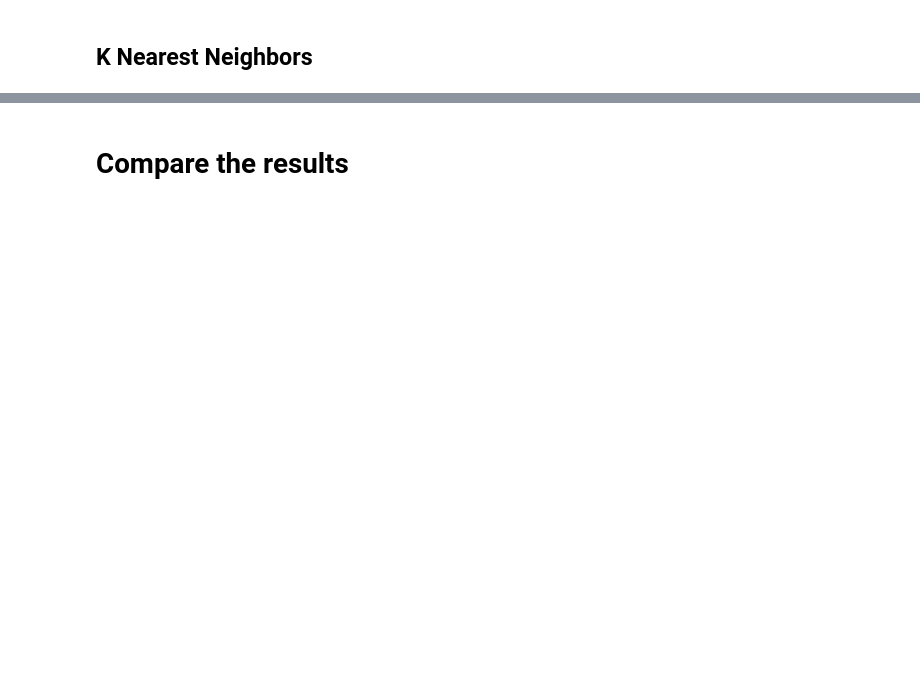
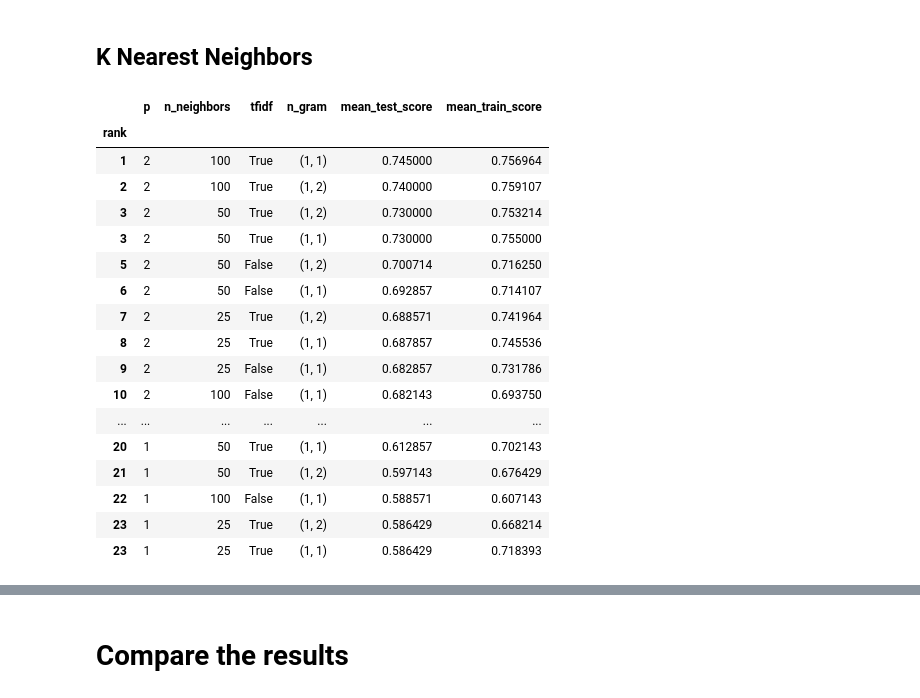
Before and after one commit to Poudingue/SML-review-polarity, a Jupyter notebook: SML_Cusson_Marmoret_Notebook.ipynb, the cells around one changed output, grey strips where cells are left out. Cells and saved outputs as stored; diff of their text form; code cells hidden in the pictures; blank space fills up the shorter version.

```diff
--- a/SML_Cusson_Marmoret_Notebook.ipynb
+++ b/SML_Cusson_Marmoret_Notebook.ipynb
@@ -203,10 +270,11 @@ parameters_rf = {'tfidf__use_idf': (True, False),
                  'rf__n_estimators': [1000, 2000, 3000],
 }
 
-GridSearchRF = GridSearchCV(pipeline_rf, parameters_rf, n_jobs=-1, cv=KFold(n_splits=5, random_state=0))
+GridSearchRF = GridSearchCV(pipeline_rf, parameters_rf, n_jobs=-1, cv=KFold(n_splits=5, random_state=0), return_train_score=True)
 
 GridSearchRF.fit(train_set_unlabeled, train_labels)
 
+# Get the results
 results_RF = GridSearchRF.cv_results_
 
 comparison_results = pd.DataFrame({"rank":results_RF['rank_test_score'],
@@ -244,31 +344,51 @@ print("Under ROC curve area : " + str(metrics.roc_auc_score(test_rf_prediction,
 # %%
 # Fitting
 pipeline_knn = Pipeline([('vect', CountVectorizer(stop_words='english', min_df=0.01, analyzer = "word")),
                      ('tfidf', TfidfTransformer()),
                      ('knn', KNeighborsClassifier()),
                     ])
 
 parameters_knn = {'tfidf__use_idf': (True, False),
                  'vect__ngram_range': [(1, 1), (1, 2)],
                  'knn__p': [1,2],
                  'knn__n_neighbors': [25,50,100],
 }
 
-GridSearchKNN = GridSearchCV(pipeline_knn, parameters_knn, n_jobs=-1, cv=KFold(n_splits=5, random_state=0))
+GridSearchKNN = GridSearchCV(pipeline_knn, parameters_knn, n_jobs=-1, cv=KFold(n_splits=5, random_state=0), return_train_score=True)
 
 GridSearchKNN.fit(train_set_unlabeled, train_labels)
 
+# Get the results
 results_KNN = GridSearchKNN.cv_results_
 
 comparison_results = pd.DataFrame({"rank":results_KNN['rank_test_score'],
                                   "p":results_KNN["param_knn__p"],
                                   "n_neighbors":results_KNN["param_knn__n_neighbors"],
                                   "tfidf":results_KNN["param_tfidf__use_idf"],
                                   "n_gram":results_KNN["param_vect__ngram_range"],
                                   "mean_test_score":results_KNN["mean_test_score"],
                                   "mean_train_score":results_KNN["mean_train_score"]}).set_index("rank")
 
 comparison_results.sort_values('rank', ascending=True)
+# %% [output]
+|  | p | n_neighbors | tfidf | n_gram | mean_test_score | mean_train_score |
+| rank |  |  |  |  |  |  |
+| 1 | 2 | 100 | True | (1, 1) | 0.745000 | 0.756964 |
+| 2 | 2 | 100 | True | (1, 2) | 0.740000 | 0.759107 |
+| 3 | 2 | 50 | True | (1, 2) | 0.730000 | 0.753214 |
+| 3 | 2 | 50 | True | (1, 1) | 0.730000 | 0.755000 |
+| 5 | 2 | 50 | False | (1, 2) | 0.700714 | 0.716250 |
+| 6 | 2 | 50 | False | (1, 1) | 0.692857 | 0.714107 |
+| 7 | 2 | 25 | True | (1, 2) | 0.688571 | 0.741964 |
+| 8 | 2 | 25 | True | (1, 1) | 0.687857 | 0.745536 |
+| 9 | 2 | 25 | False | (1, 1) | 0.682857 | 0.731786 |
+| 10 | 2 | 100 | False | (1, 1) | 0.682143 | 0.693750 |
+| ... | ... | ... | ... | ... | ... | ... |
+| 20 | 1 | 50 | True | (1, 1) | 0.612857 | 0.702143 |
+| 21 | 1 | 50 | True | (1, 2) | 0.597143 | 0.676429 |
+| 22 | 1 | 100 | False | (1, 1) | 0.588571 | 0.607143 |
+| 23 | 1 | 25 | True | (1, 2) | 0.586429 | 0.668214 |
+| 23 | 1 | 25 | True | (1, 1) | 0.586429 | 0.718393 |
 # %%
 # Best estimator
 for param_name in sorted(parameters_knn.keys()):
```
Also changed, not shown: parts of 12 cells of this notebook.
